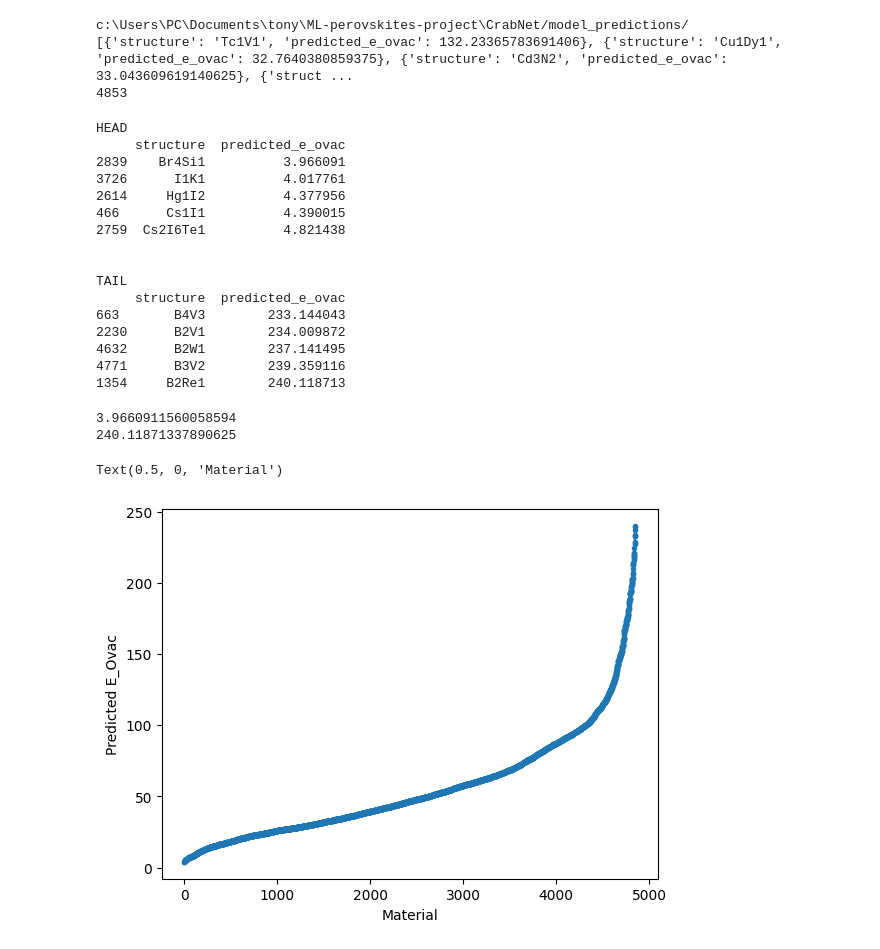
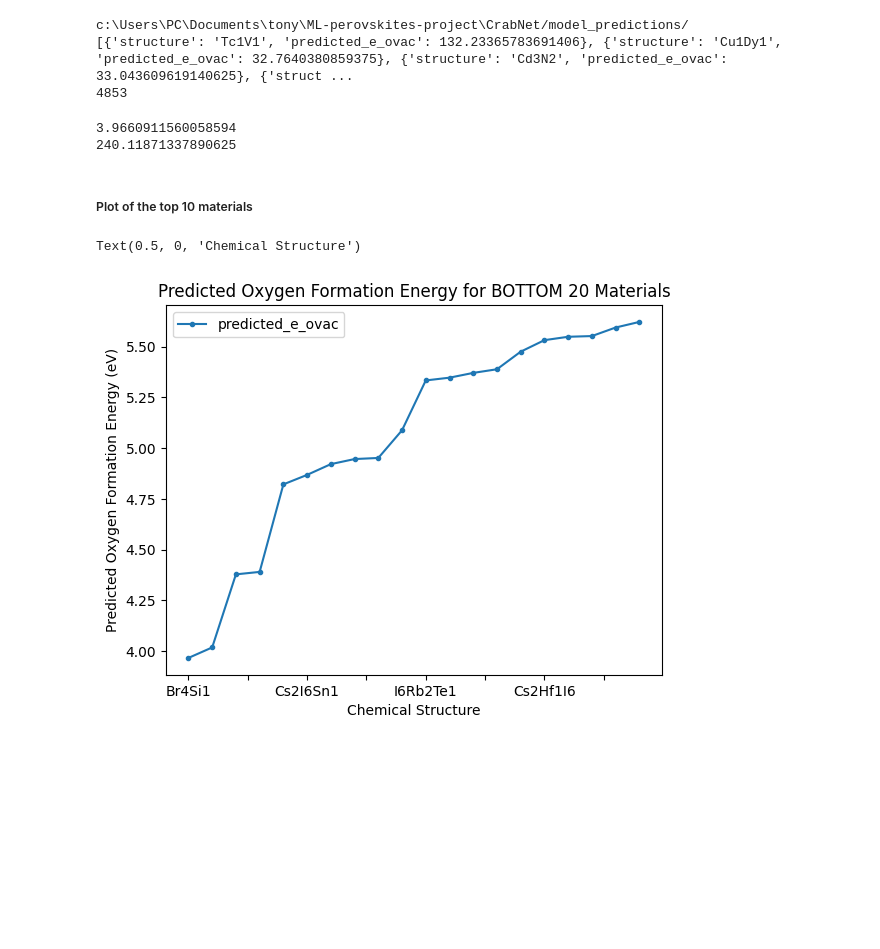
Before and after one commit to Murimikevin/ML-perovskites-project, a Jupyter notebook: Perovskites transformer.ipynb, the cells around one changed output. Saved outputs shown, nothing was run; the diff lists cells and outputs as text; code cells hidden in the pictures; blank space fills up the shorter version.

Commit message:
made some more plots

```diff
--- a/Perovskites transformer.ipynb
+++ b/Perovskites transformer.ipynb
@@ -304,49 +304,23 @@ print(len(predicted_data))
 c:\Users\PC\Documents\tony\ML-perovskites-project\CrabNet/model_predictions/
 [{'structure': 'Tc1V1', 'predicted_e_ovac': 132.23365783691406}, {'structure': 'Cu1Dy1', 'predicted_e_ovac': 32.7640380859375}, {'structure': 'Cd3N2', 'predicted_e_ovac': 33.043609619140625}, {'struct ...
 4853
-# %%
-## Export the data to csv
-
-df = pd.DataFrame(predicted_data)
-df = df.sort_values(by='predicted_e_ovac')
-
-print("HEAD")
-print(df.head())
-
-print("\n\nTAIL")
-print(df.tail())
-
-df.to_csv("predictions.csv", index=False, header=True)
-# %% [output]
-HEAD
-     structure  predicted_e_ovac
-2839    Br4Si1          3.966091
-3726      I1K1          4.017761
-2614     Hg1I2          4.377956
-466      Cs1I1          4.390015
-2759  Cs2I6Te1          4.821438
-
-
-TAIL
-     structure  predicted_e_ovac
-663       B4V3        233.144043
-2230      B2V1        234.009872
-4632      B2W1        237.141495
-4771      B3V2        239.359116
-1354     B2Re1        240.118713
 # %%
 print(min([x.get('predicted_e_ovac') for x in predicted_data]))
 print(max([x.get('predicted_e_ovac') for x in predicted_data]))
 # %% [output]
 3.9660911560058594
 240.11871337890625
+# %% [markdown]
+##### Plot of the top 10 materials
 # %%
-new_df = pd.DataFrame(sorted([x.get('predicted_e_ovac') for x in predicted_data]))
-new_df = pd.to_numeric(new_df[0], errors='coerce')
+NUMBER = 20
 
-ax = new_df.plot(style='.-')
-ax.set_ylabel("Predicted E_Ovac")
-ax.set_xlabel("Material")
+new_df = df[:NUMBER]
+
+ax = new_df.plot(style='.-', x='structure', y='predicted_e_ovac')
+ax.set_title(f"Predicted Oxygen Formation Energy for BOTTOM {NUMBER} Materials")
+ax.set_ylabel('Predicted Oxygen Formation Energy (eV)')
+ax.set_xlabel("Chemical Structure")
 # %% [output]
-Text(0.5, 0, 'Material')
+Text(0.5, 0, 'Chemical Structure')
-[figure, old version]
+[figure, new version]
```
Also changed, not shown: parts of 1 cell of this notebook.
